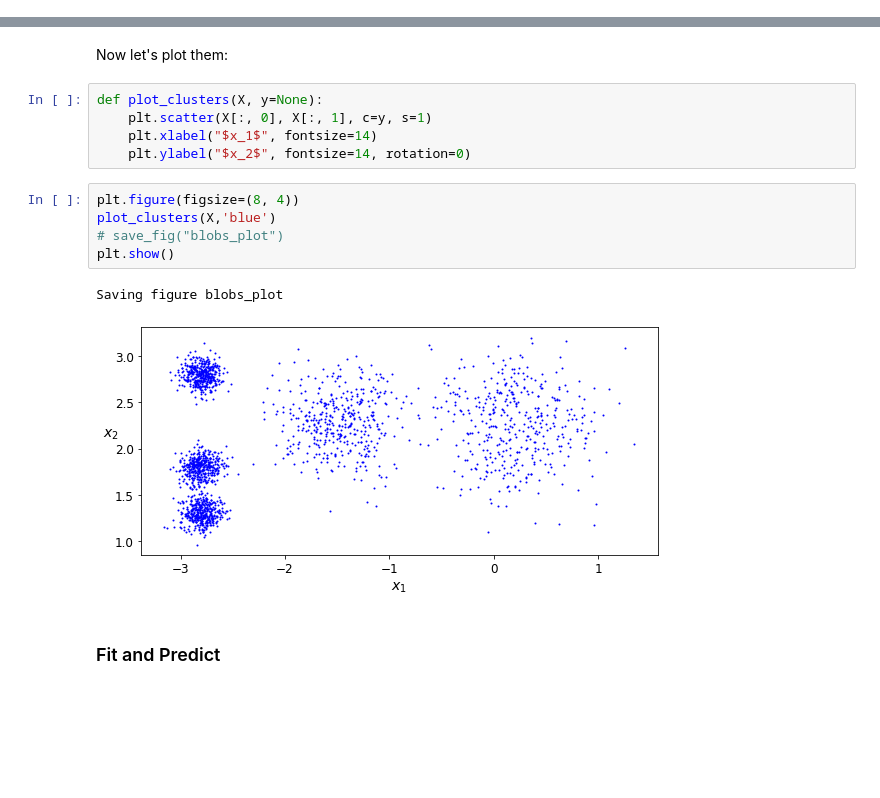
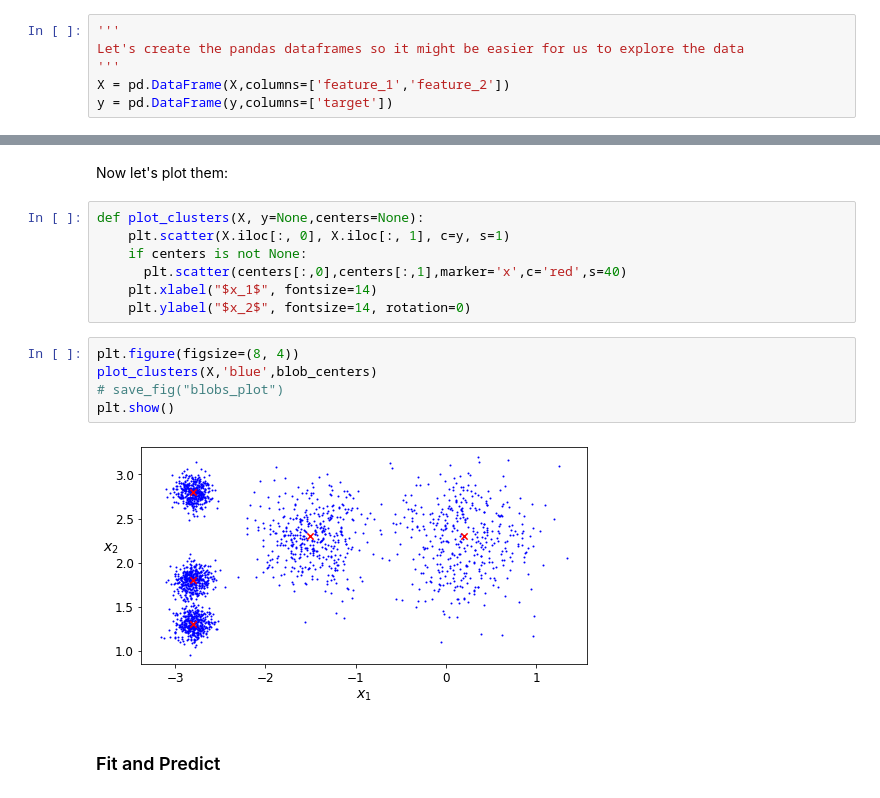
Before and after one commit to fpinell/hands_on_python_for_ds, a Jupyter notebook: notebooks/Lecture_2_Unsupervised_Learning.ipynb, the cells around one changed output, grey strips where cells are left out. Drawn from its saved outputs; the diff is of its cells as text; blank space fills up the shorter version.

```diff
--- a/notebooks/Lecture_2_Unsupervised_Learning.ipynb
+++ b/notebooks/Lecture_2_Unsupervised_Learning.ipynb
@@ -143,3 +143,9 @@ blob_std = np.array([0.4, 0.3, 0.1, 0.1, 0.1])
 # %%
 X, y = make_blobs(n_samples=2000, centers=blob_centers,
                   cluster_std=blob_std, random_state=7)
+# %%
+'''
+Let's create the pandas dataframes so it might be easier for us to explore the data
+'''
+X = pd.DataFrame(X,columns=['feature_1','feature_2'])
+y = pd.DataFrame(y,columns=['target'])
@@ -146,18 +173,19 @@ X, y = make_blobs(n_samples=2000, centers=blob_centers,
 # %% [markdown]
 Now let's plot them:
 # %%
-def plot_clusters(X, y=None):
-    plt.scatter(X[:, 0], X[:, 1], c=y, s=1)
+def plot_clusters(X, y=None,centers=None):
+    plt.scatter(X.iloc[:, 0], X.iloc[:, 1], c=y, s=1)
+    if centers is not None:
+      plt.scatter(centers[:,0],centers[:,1],marker='x',c='red',s=40)
     plt.xlabel("$x_1$", fontsize=14)
     plt.ylabel("$x_2$", fontsize=14, rotation=0)
 # %%
 plt.figure(figsize=(8, 4))
-plot_clusters(X,'blue')
+plot_clusters(X,'blue',blob_centers)
 # save_fig("blobs_plot")
 plt.show()
 # %% [output]
-Saving figure blobs_plot
-[figure, old version]
+[figure, new version]
 # %% [markdown]
 ### Fit and Predict
 # %% [markdown]
```
Also changed, not shown: parts of 90 cells of this notebook.
